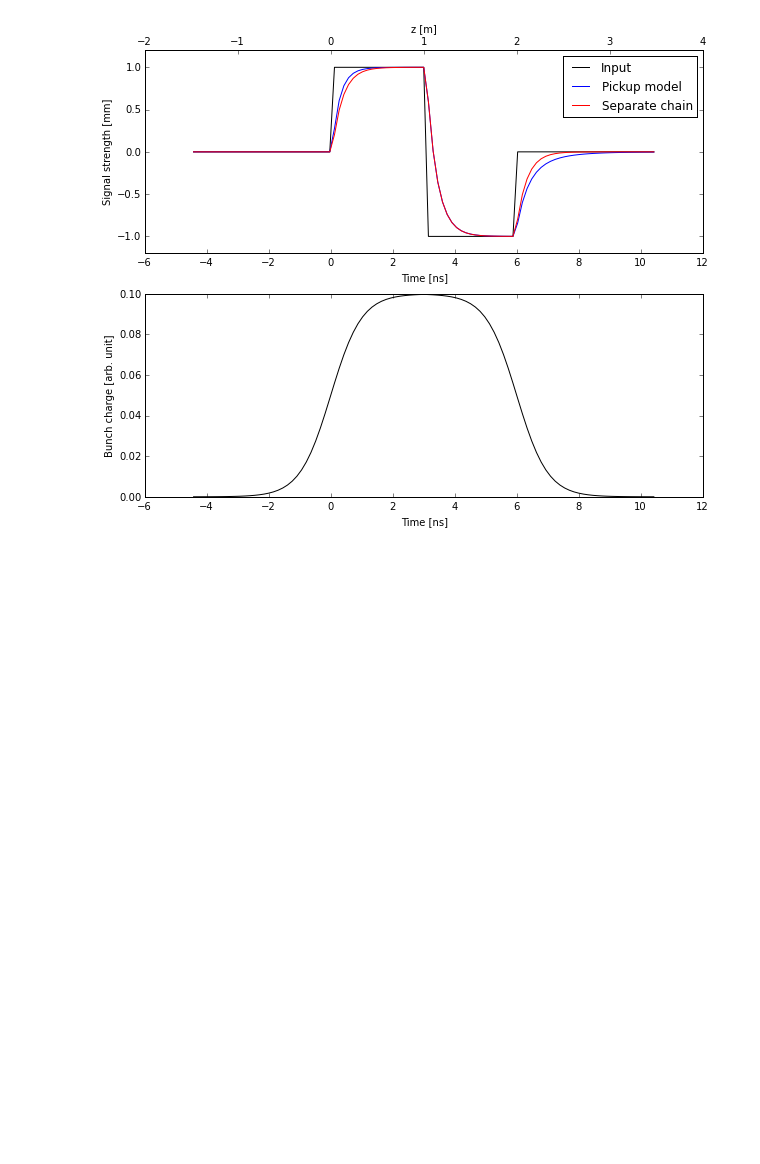
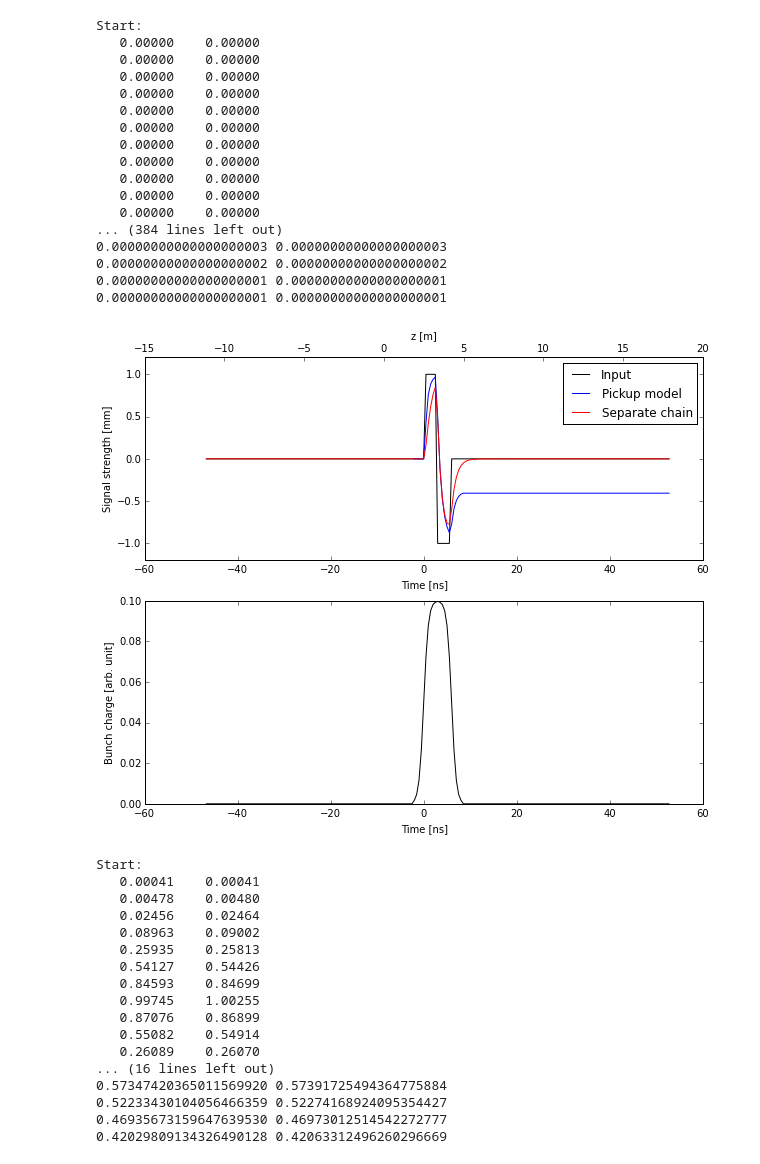
Before and after one commit to jkomppula/PyHEADTAIL_feedback, a Jupyter notebook: interactive-tests/SignalProcessors.ipynb, the cells around one changed output. Cells and saved outputs as stored; diff of their text form; code cells hidden in the pictures; blank space fills up the shorter version.

Commit message:
Some bugs still in the pickupmodel

```diff
--- a/interactive-tests/SignalProcessors.ipynb
+++ b/interactive-tests/SignalProcessors.ipynb
@@ -101,6 +101,10 @@ class ImpulseGenerator(object):
         self.mean_x = amplitude*signal_function(self.mean_z/t_signal/c)
 
         self.n_macroparticles_per_slice = 0.1*self.charge_dist((self.mean_z-t_signal/2.*c),t_signal/2.*c,charge_spread*c)
+
+        for i, val in enumerate(self.n_macroparticles_per_slice):
+            if val<1e-3:
+                self.n_macroparticles_per_slice[i]=0
 
     def charge_dist(self, x, mu, sig):
         return 1./(np.exp((np.abs(x)-mu)/sig)+1.)
@@ -216,7 +224,7 @@ class SineStep(StepGenerator):
         return signal
 # %%
 n_segments = 4
-n_macroparticles = 1000
+n_macroparticles = 100000
 
 alpha_x_inj = 0.
 alpha_y_inj = 0.
@@ -255,28 +263,59 @@ for p_id, s_id in itertools.izip(p_idx,s_idx):
     bunch_ref.x[p_id] += kick_x[s_id]
     bunch_ref.y[p_id] += kick_y[s_id]
 # %%
-# TODO:
-#  -Normalization doesn't work
-#  -behaviour of the low pass filter is inverted
-
 
 noise = 0
-f_c = 3e9
+f_c = 1e9
 
-signal = SquareWaveImpulse(15e-9,6e-9,100,1e-3,5e-10)
+signal = SquareWaveImpulse(100e-9,6e-9,200,1e-3,5e-10)
 #signal = SineImpulse(2e-9,1e9,100,1e-3,0.0003)
 #signal = SineStep(3e-9,1e9,100,1e-3,0.1e-9)
 
 pickup_model = [
     processors.PickUp(noise,f_c)
 ]
 
 pickup_chain = [
-    #processors.ChargeWeighter(),
+    processors.ChargeWeighter(),
     processors.NoiseGenerator(noise,'absolute','normal'),
     processors.LowpassFilter(f_c)
 ]
-
+slice_set = bunch_ref.get_slices(slicer, statistics=True)
 compare_processor_chains(signal, pickup_model, pickup_chain,'Pickup model','Separate chain')
+compare_processor_chains(slice_set, pickup_model, pickup_chain,'Pickup model','Separate chain')
 # %% [output]
+Start:
+   0.00000    0.00000
+   0.00000    0.00000
+   0.00000    0.00000
+   0.00000    0.00000
+   0.00000    0.00000
+   0.00000    0.00000
+   0.00000    0.00000
+   0.00000    0.00000
+   0.00000    0.00000
+   0.00000    0.00000
+   0.00000    0.00000
+... (384 lines left out)
+0.00000000000000000003 0.00000000000000000003
+0.00000000000000000002 0.00000000000000000002
+0.00000000000000000001 0.00000000000000000001
+0.00000000000000000001 0.00000000000000000001
-[figure, old version]
+[figure, new version]
+Start:
+   0.00041    0.00041
+   0.00478    0.00480
+   0.02456    0.02464
+   0.08963    0.09002
+   0.25935    0.25813
+   0.54127    0.54426
+   0.84593    0.84699
+   0.99745    1.00255
+   0.87076    0.86899
+   0.55082    0.54914
+   0.26089    0.26070
+... (16 lines left out)
+0.57347420365011569920 0.57391725494364775884
+0.52233430104056466359 0.52274168924095354427
+0.46935673159647639530 0.46973012514542272777
+0.42029809134326490128 0.42063312496260296669
```
Also changed, not shown: parts of 2 cells of this notebook, 2 other files.
